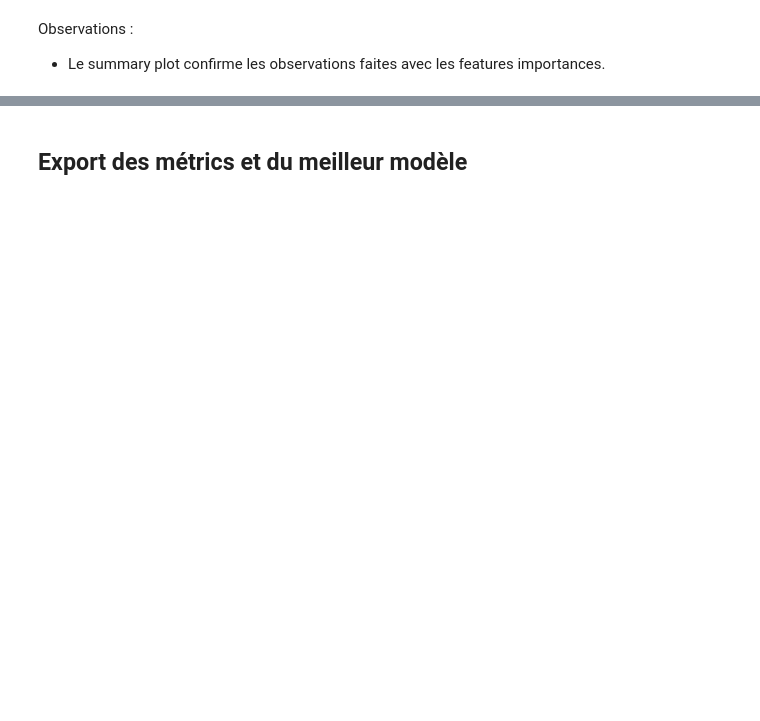
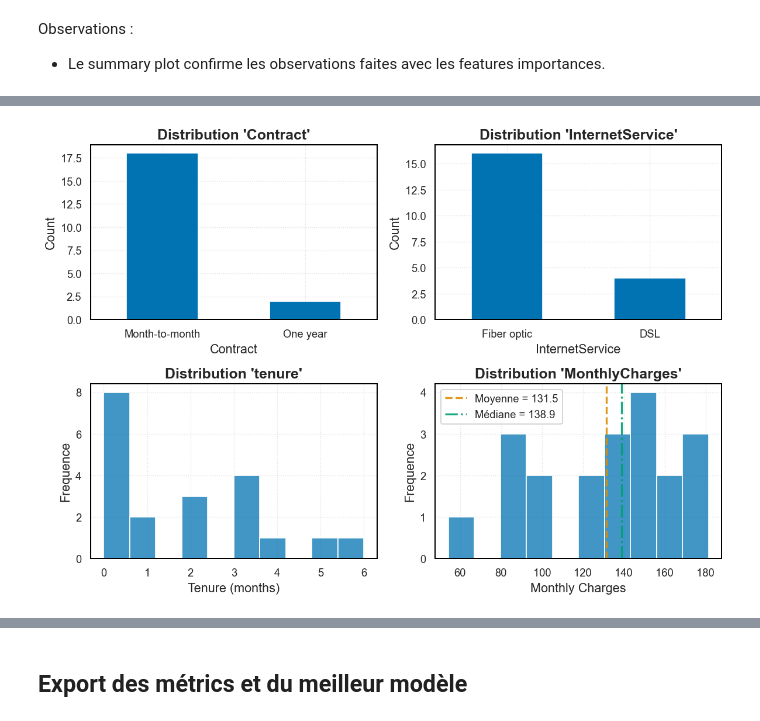
Before and after one commit to DamienDESSAUX-M2i/DESSAUX_Damien_ECF3, a Jupyter notebook: notebooks/03_modelisation.ipynb, the cells around one changed output, grey strips where cells are left out. Drawn from its saved outputs; the diff is of its cells as text; code cells hidden in the pictures; blank space fills up the shorter version.

```diff
--- a/notebooks/03_modelisation.ipynb
+++ b/notebooks/03_modelisation.ipynb
@@ -634,0 +686,70 @@ Observations :
+# %%
+fig, axes = plt.subplots(2, 2, figsize=(10, 7))
+
+ax1 = axes[0, 0]
+top20_churn["Contract"].value_counts().plot(
+    kind="bar", ax=ax1, color=COLORBLIND_PALETTE[0], rot=0
+)
+ax1.set_title("Distribution 'Contract'")
+ax1.set_ylabel("Count")
+ax1.set_xlabel("Contract")
+
+ax2 = axes[0, 1]
+top20_churn["InternetService"].value_counts().plot(
+    kind="bar", ax=ax2, color=COLORBLIND_PALETTE[0], rot=0
+)
+ax2.set_title("Distribution 'InternetService'")
+ax2.set_ylabel("Count")
+ax2.set_xlabel("InternetService")
+
+ax3 = axes[1, 0]
+sns.histplot(
+    top20_churn["tenure"],
+    bins=10,
+    ax=ax3,
+    color=COLORBLIND_PALETTE[0],
+)
+ax3.set_title("Distribution 'tenure'")
+ax3.set_xlabel("Tenure (months)")
+ax3.set_ylabel("Frequence")
+
+ax4 = axes[1, 1]
+sns.histplot(
+    top20_churn["MonthlyCharges"],
+    bins=10,
+    ax=ax4,
+    color=COLORBLIND_PALETTE[0],
+)
+ax4.set_title("Distribution 'MonthlyCharges'")
+ax4.set_xlabel("Monthly Charges")
+ax4.set_ylabel("Frequence")
+
+mean_tenure = top20_churn["MonthlyCharges"].mean()
+median_tenure = top20_churn["MonthlyCharges"].median()
+
+ax4.axvline(
+    mean_tenure,
+    color=COLORBLIND_PALETTE[1],
+    linestyle="--",
+    linewidth=2,
+    alpha=0.9,
+    label=f"Moyenne = {mean_tenure:.1f}",
+)
+
+ax4.axvline(
+    median_tenure,
+    color=COLORBLIND_PALETTE[2],
+    linestyle="-.",
+    linewidth=2,
+    alpha=0.9,
+    label=f"Médiane = {median_tenure:.1f}",
+)
+
+ax4.legend()
+
+
+plt.tight_layout()
+plt.savefig((FIGURES_DIR / "03_top20_churn_analysis").as_posix())
+plt.show()
+# %% [output]
+[figure, added]
```
Also changed, not shown: parts of 9 cells of this notebook, 6 other files.
